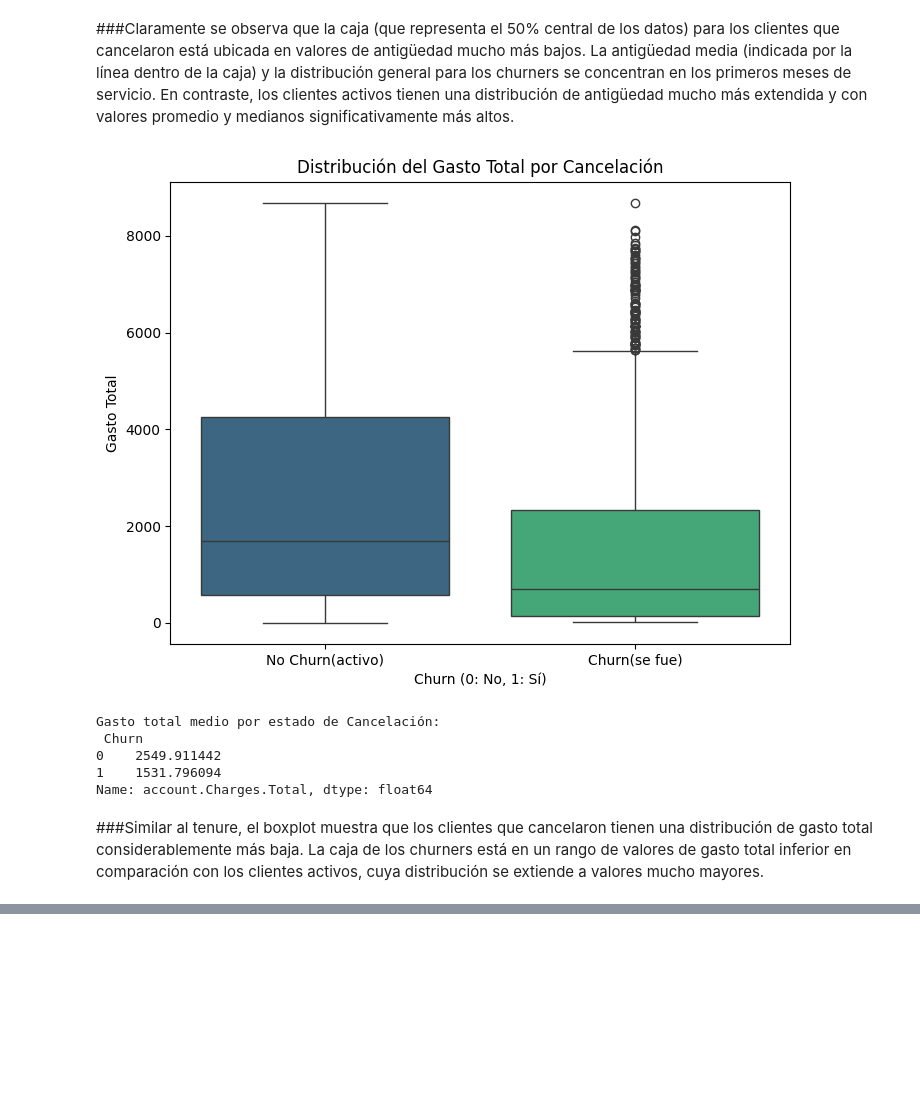
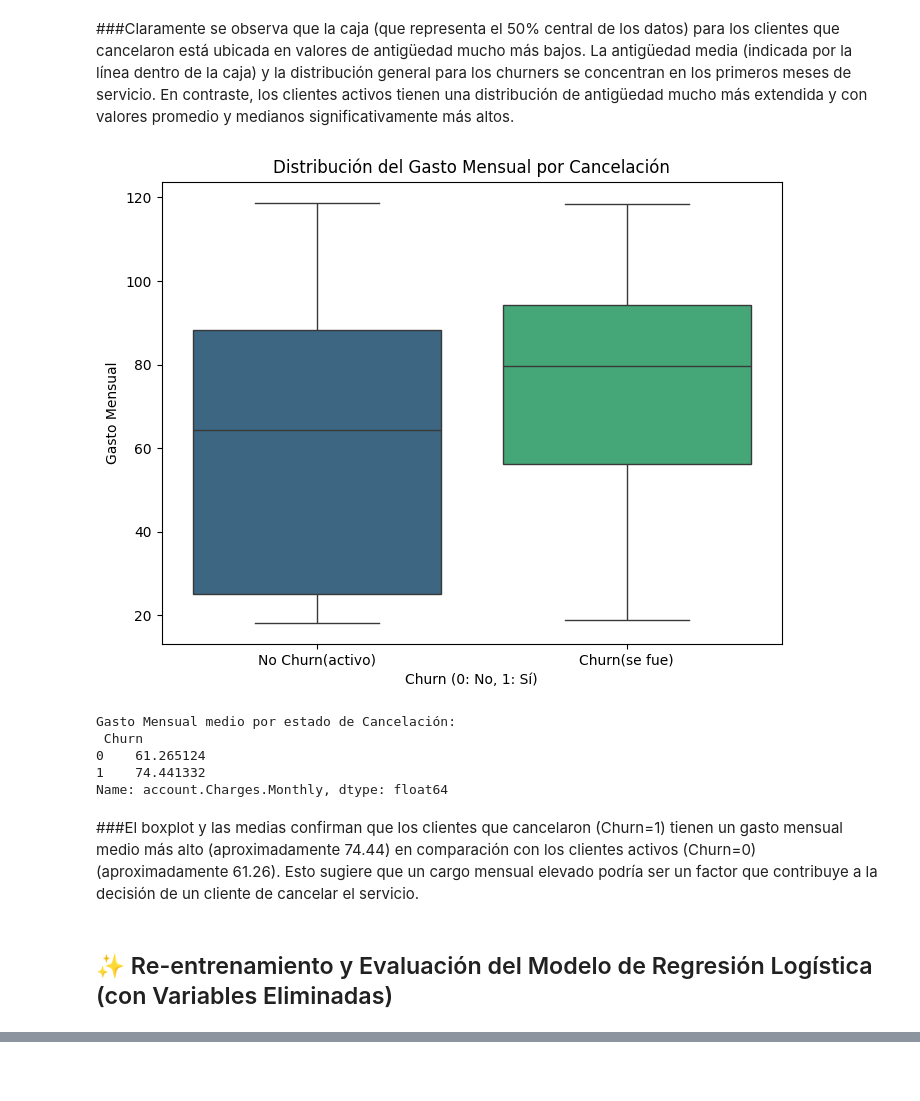
Before and after one commit to Harold-dev-code/TelecomX_Parte2_Tercer-Challenge, a Jupyter notebook: TelecomX_Parte2_Tercer_Challenge.ipynb, the cells around one changed output, grey strips where cells are left out. Cells and saved outputs as stored; diff of their text form; code cells hidden in the pictures; blank space fills up the shorter version.

```diff
--- a/TelecomX_Parte2_Tercer_Challenge.ipynb
+++ b/TelecomX_Parte2_Tercer_Challenge.ipynb
@@ -674,0 +681,2 @@ Name: Churn, dtype: float64
+# %%
+df_encoded= df_encoded.drop('account.Charges.Total', axis=1)
@@ -674,0 +708,2 @@ Name: Churn, dtype: float64
+# %%
+df_encoded = df_encoded.drop(columns=['customer.gender_Male', 'customer.gender_Female', 'phone.PhoneService_No', 'phone.PhoneService_Yes'], errors='ignore')
@@ -698,23 +735,25 @@ Name: customer.tenure, dtype: float64
 # %%
 # Boxplot de Gasto total (account.Charges.Total) vs. Cancelación (Churn)
 # Usamos el df_encoded ya que 'Churn' está en formato 0/1 y 'account.Charges.Total' es numérica.
 plt.figure(figsize=(8, 6))
-sns.boxplot(data=df_encoded, x='Churn', y='account.Charges.Total', hue='Churn', palette='viridis', legend=False)
-plt.title('Distribución del Gasto Total por Cancelación')
+sns.boxplot(data=df_encoded, x='Churn', y='account.Charges.Monthly', hue='Churn', palette='viridis', legend=False)
+plt.title('Distribución del Gasto Mensual por Cancelación')
 plt.xlabel('Churn (0: No, 1: Sí)')
-plt.ylabel('Gasto Total')
+plt.ylabel('Gasto Mensual')
 plt.xticks(ticks=[0, 1], labels=['No Churn(activo)', 'Churn(se fue)'])
 plt.show()
 
-# Para una mejor interpretación, calculamos las medias de gasto total por grupo de Churn
-charges_total_by_churn = df_encoded.groupby('Churn')['account.Charges.Total'].mean()
-print("\nGasto total medio por estado de Cancelación:\n", charges_total_by_churn)
+# Para una mejor interpretación, calculamos las medias de gasto mensual por grupo de Churn
+charges_monthly_by_churn = df_encoded.groupby('Churn')['account.Charges.Monthly'].mean()
+print("\nGasto Mensual medio por estado de Cancelación:\n", charges_monthly_by_churn)
 # %% [output]
-[figure, old version]
+[figure, new version]
-Gasto total medio por estado de Cancelación:
+Gasto Mensual medio por estado de Cancelación:
  Churn
-0    2549.911442
-1    1531.796094
-Name: account.Charges.Total, dtype: float64
+0    61.265124
+1    74.441332
+Name: account.Charges.Monthly, dtype: float64
-# %% [markdown]
-###Similar al tenure, el boxplot muestra que los clientes que cancelaron tienen una distribución de gasto total considerablemente más baja. La caja de los churners está en un rango de valores de gasto total inferior en comparación con los clientes activos, cuya distribución se extiende a valores mucho mayores.
+# %% [markdown]
+###El boxplot y las medias confirman que los clientes que cancelaron (Churn=1) tienen un gasto mensual medio más alto (aproximadamente 74.44) en comparación con los clientes activos (Churn=0) (aproximadamente 61.26). Esto sugiere que un cargo mensual elevado podría ser un factor que contribuye a la decisión de un cliente de cancelar el servicio.
+# %% [markdown]
+## ✨ Re-entrenamiento y Evaluación del Modelo de Regresión Logística (con Variables Eliminadas)
```
Also changed, not shown: parts of 44 cells of this notebook.
